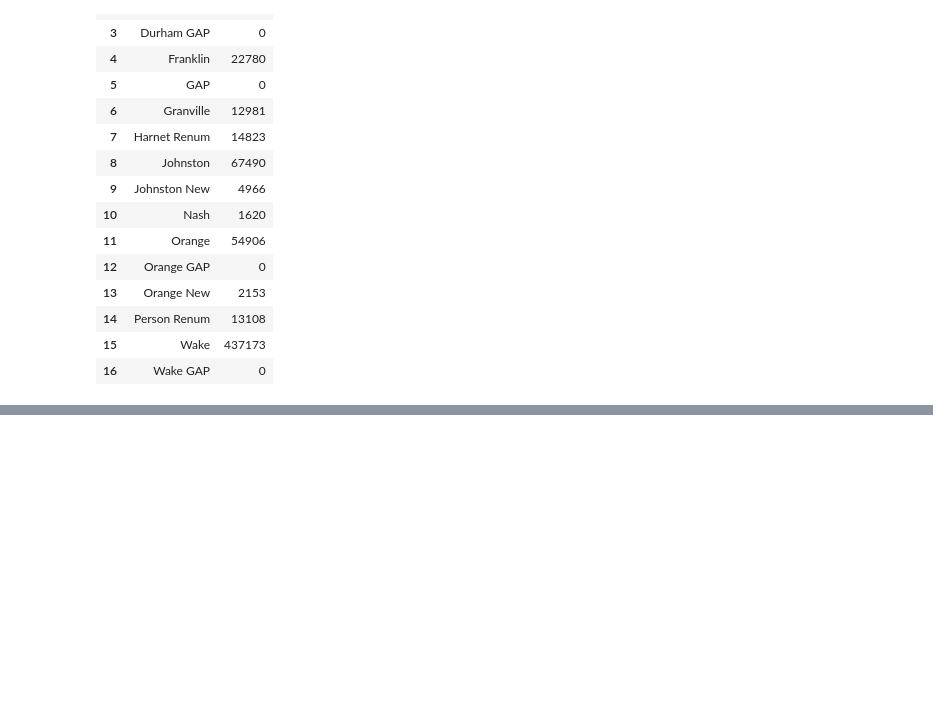
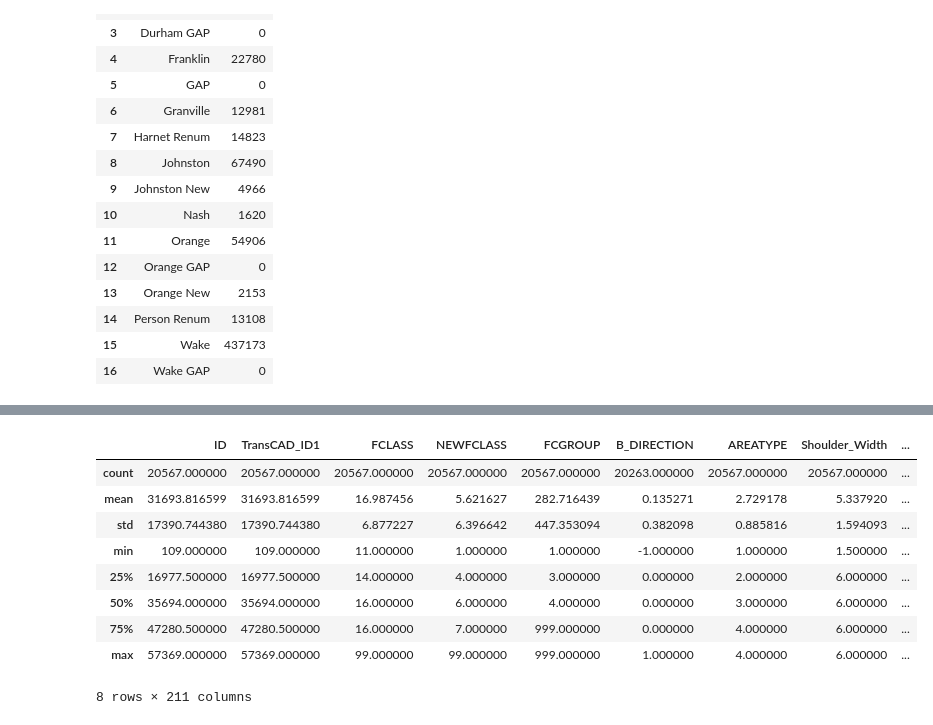
Before and after one commit to JFord-DCHCMPO/TRMG2_Analyses, a Jupyter notebook: TRMG2_Analyses.ipynb, the cells around one changed output, grey strips where cells are left out. Saved outputs shown, nothing was run; the diff lists cells and outputs as text; code cells hidden in the pictures; blank space fills up the shorter version.

```diff
--- a/TRMG2_Analyses.ipynb
+++ b/TRMG2_Analyses.ipynb
@@ -76,0 +126,13 @@ county_sum
+# %%
+hwy_2016_v6.describe()
+# %% [output]
+|  | ID | TransCAD_ID1 | FCLASS | NEWFCLASS | FCGROUP | B_DIRECTION | AREATYPE | Shoulder_Width | ... |
+| count | 20567.000000 | 20567.000000 | 20567.000000 | 20567.000000 | 20567.000000 | 20263.000000 | 20567.000000 | 20567.000000 | ... |
+| mean | 31693.816599 | 31693.816599 | 16.987456 | 5.621627 | 282.716439 | 0.135271 | 2.729178 | 5.337920 | ... |
+| std | 17390.744380 | 17390.744380 | 6.877227 | 6.396642 | 447.353094 | 0.382098 | 0.885816 | 1.594093 | ... |
+| min | 109.000000 | 109.000000 | 11.000000 | 1.000000 | 1.000000 | -1.000000 | 1.000000 | 1.500000 | ... |
+| 25% | 16977.500000 | 16977.500000 | 14.000000 | 4.000000 | 3.000000 | 0.000000 | 2.000000 | 6.000000 | ... |
+| 50% | 35694.000000 | 35694.000000 | 16.000000 | 6.000000 | 4.000000 | 0.000000 | 3.000000 | 6.000000 | ... |
+| 75% | 47280.500000 | 47280.500000 | 16.000000 | 7.000000 | 999.000000 | 0.000000 | 4.000000 | 6.000000 | ... |
+| max | 57369.000000 | 57369.000000 | 99.000000 | 99.000000 | 999.000000 | 1.000000 | 4.000000 | 6.000000 | ... |
+8 rows × 211 columns
```
Also changed, not shown: parts of 7 cells of this notebook.
